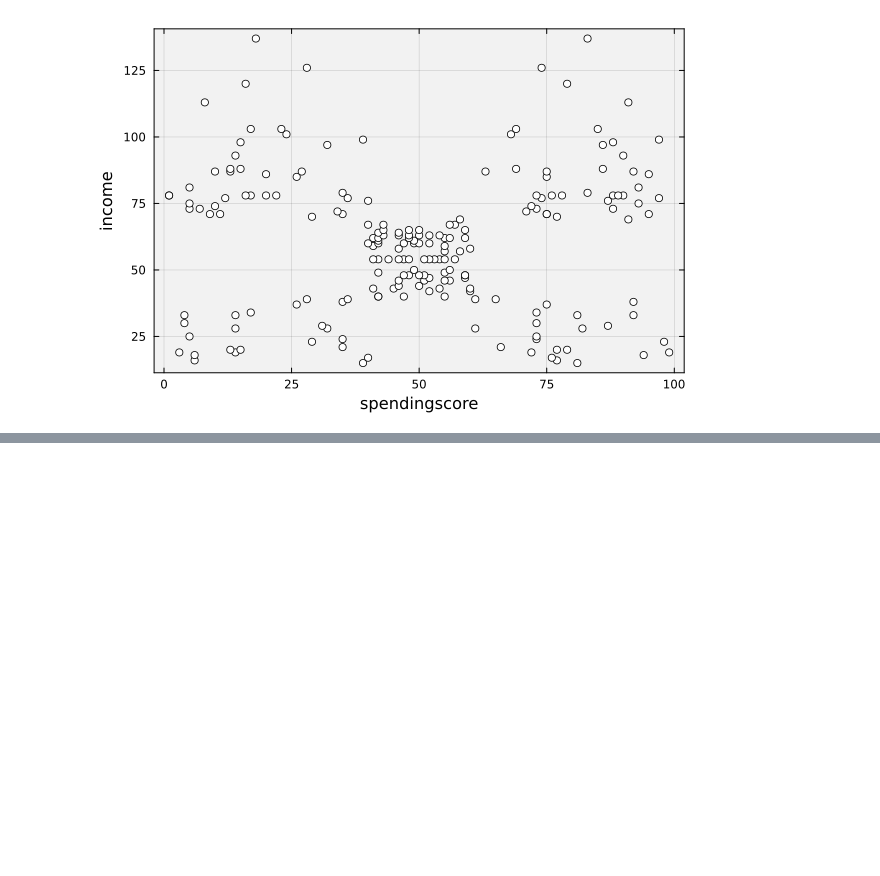
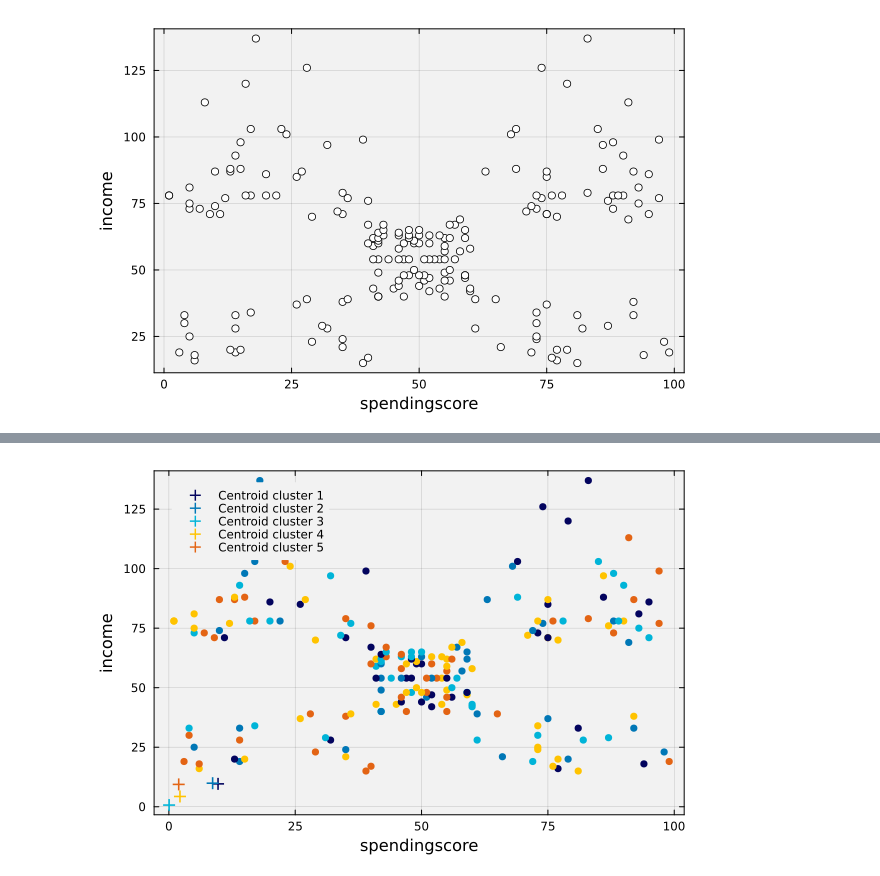
Before and after one commit to varnerlab/CHEME-5820-Lectures-Spring-2026, a Jupyter notebook: lectures/week-1/L1c/CHEME-5820-L1c-Example-K-Means-Spring-2026.ipynb, the cells around one changed output, grey strips where cells are left out. Saved outputs shown, nothing was run; the diff lists cells and outputs as text; code cells hidden in the pictures; blank space fills up the shorter version.

```diff
--- a/lectures/week-1/L1c/CHEME-5820-L1c-Example-K-Means-Spring-2026.ipynb
+++ b/lectures/week-1/L1c/CHEME-5820-L1c-Example-K-Means-Spring-2026.ipynb
@@ -129,0 +139,28 @@ model = build(MyNaiveKMeansClusteringAlgorithm, (
+# %%
+let
+
+    p = plot(bg="gray95", background_color_outside="white", framestyle = :box, fg_legend = :transparent); # make an empty plot
+    horizontal_index = findfirst(x-> x == String(horizontal_column), names(dataset)) - 1; # correct for the id col
+    vertical_index = findfirst(x-> x == String(vertical_column), names(dataset)) - 1; # correct for the id col
+
+    assignments = copy(model.assignments);
+    for i ∈ eachindex(assignments);
+        a = assignments[i];
+        scatter!([dataset[i, horizontal_column]], [dataset[i, vertical_column]], label="", c=my_color_dictionary[a], msc=my_color_dictionary[a]);
+    end
+    current();
+
+    # plot the centroids -
+    centroids = copy(model.centroids);
+    for k ∈ 1:K
+        c = centroids[k]
+        scatter!([c[horizontal_index]], [c[vertical_index]], label="Centroid cluster $(k)", msc=my_color_dictionary[k], c=my_color_dictionary[k],
+            ms=6, markerstrokewidth=2, markershape = :plus)
+    end
+    current();
+
+    xlabel!("$(String(horizontal_column))");
+    ylabel!("$(String(vertical_column))");
+end
+# %% [output]
+[figure, added]
```
Also changed, not shown: parts of 20 cells of this notebook, 1 other file.
